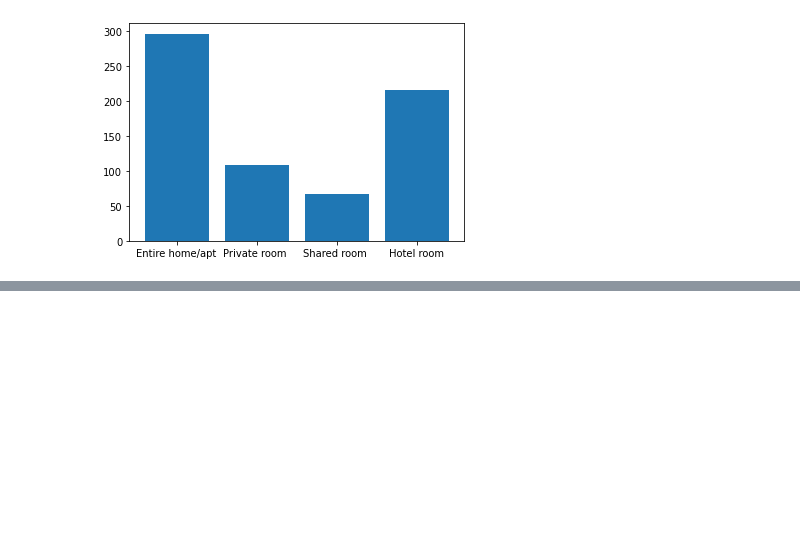
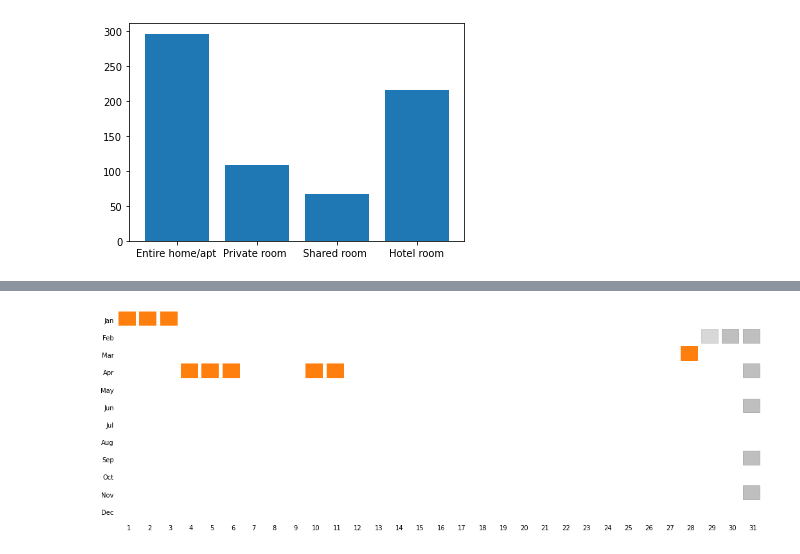
Before and after one commit to gl271/data_project1, a Jupyter notebook: airbnb_dataset.ipynb, the cells around one changed output, grey strips where cells are left out. Saved outputs shown, nothing was run; the diff lists cells and outputs as text; code cells hidden in the pictures; blank space fills up the shorter version.

```diff
--- a/airbnb_dataset.ipynb
+++ b/airbnb_dataset.ipynb
@@ -367,0 +356,39 @@ df["last_review"].value_counts()[:x].plot(kind="bar")
+# %%
+def plot_calendar(days, months):
+    plt.figure(figsize=(18, 6))
+    # non days are grayed
+    ax = plt.gca().axes
+    ax.add_patch(Rectangle((29, 2), width=.8, height=.8,
+                           color='gray', alpha=.3))
+    ax.add_patch(Rectangle((30, 2), width=.8, height=.8,
+                           color='gray', alpha=.5))
+    ax.add_patch(Rectangle((31, 2), width=.8, height=.8,
+                           color='gray', alpha=.5))
+    ax.add_patch(Rectangle((31, 4), width=.8, height=.8,
+                           color='gray', alpha=.5))
+    ax.add_patch(Rectangle((31, 6), width=.8, height=.8,
+                           color='gray', alpha=.5))
+    ax.add_patch(Rectangle((31, 9), width=.8, height=.8,
+                           color='gray', alpha=.5))
+    ax.add_patch(Rectangle((31, 11), width=.8, height=.8,
+                           color='gray', alpha=.5))
+    for d, m in zip(days, months):
+        ax.add_patch(Rectangle((d, m),
+                               width=.8, height=.8, color='C21'))
+    plt.yticks(np.arange(1, 13)+.5, list(calendar.month_abbr)[1:])
+    plt.xticks(np.arange(1,32)+.5, np.arange(1,32))
+    plt.xlim(1, 32)
+    plt.ylim(1, 13)
+    plt.gca().invert_yaxis()
+    # remove borders and ticks
+    for spine in plt.gca().spines.values():
+        spine.set_visible(False)
+    plt.tick_params(top=False, bottom=False, left=False, right=False)
+    plt.show()
+# %%
+#review dates
+day = [1, 2, 3, 28, 4, 5, 6, 10, 11]
+month = [1, 1, 1, 3, 4, 4, 4, 4, 4]
+plot_calendar(day, month)
+# %% [output]
+[figure, added]
```
Also changed, not shown: parts of 48 cells of this notebook, 2 other files.
